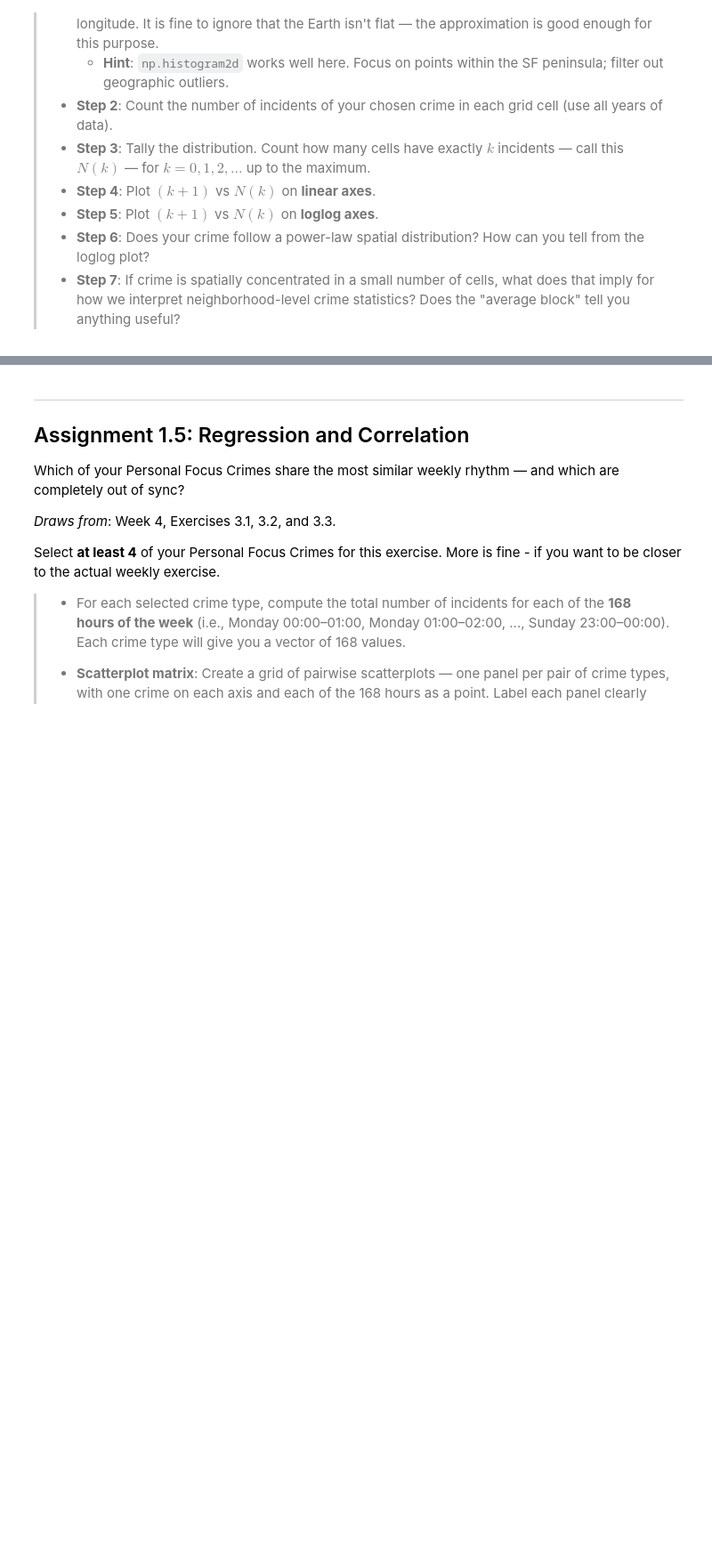
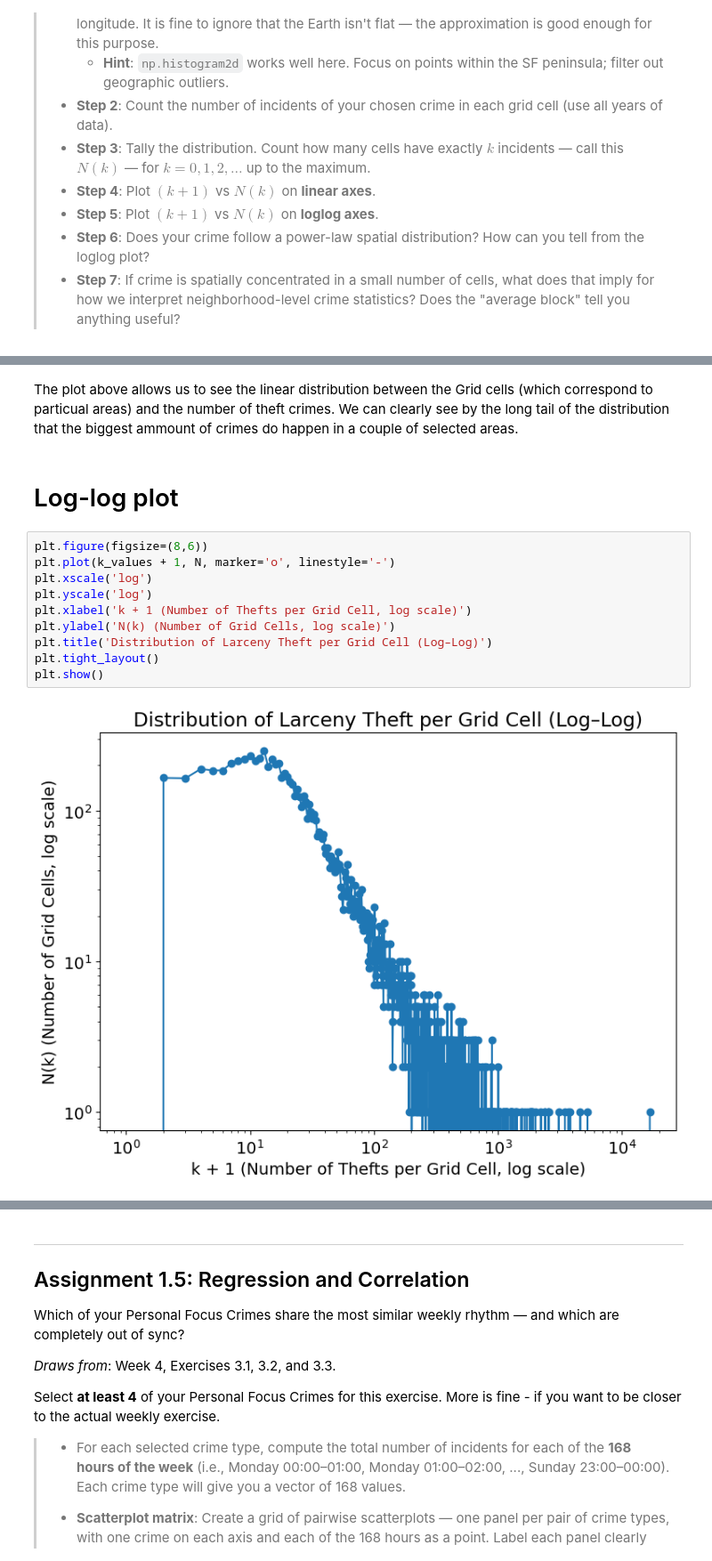
Before and after one commit to MilaGolomozin/SocialData2026, a Jupyter notebook: Assignment1.ipynb, the cells around one changed output, grey strips where cells are left out. Shown at 89% size. Drawn from its saved outputs; the diff is of its cells as text; blank space fills up the shorter version.

```diff
--- a/Assignment1.ipynb
+++ b/Assignment1.ipynb
@@ -278,0 +425,16 @@ Use your **most common Personal Focus Crime** (by total incident count) for this
+# %% [markdown]
+The plot above allows us to see the linear distribution between the Grid cells (which correspond to particual areas) and the number of theft crimes. We can clearly see by the long tail of the distribution that the biggest ammount of crimes do happen in a couple of selected areas.
+# %% [markdown]
+# Log-log plot
+# %%
+plt.figure(figsize=(8,6))
+plt.plot(k_values + 1, N, marker='o', linestyle='-')
+plt.xscale('log')
+plt.yscale('log')
+plt.xlabel('k + 1 (Number of Thefts per Grid Cell, log scale)')
+plt.ylabel('N(k) (Number of Grid Cells, log scale)')
+plt.title('Distribution of Larceny Theft per Grid Cell (Log–Log)')
+plt.tight_layout()
+plt.show()
+# %% [output]
+[figure, added]
```
Also changed, not shown: parts of 25 cells of this notebook.
